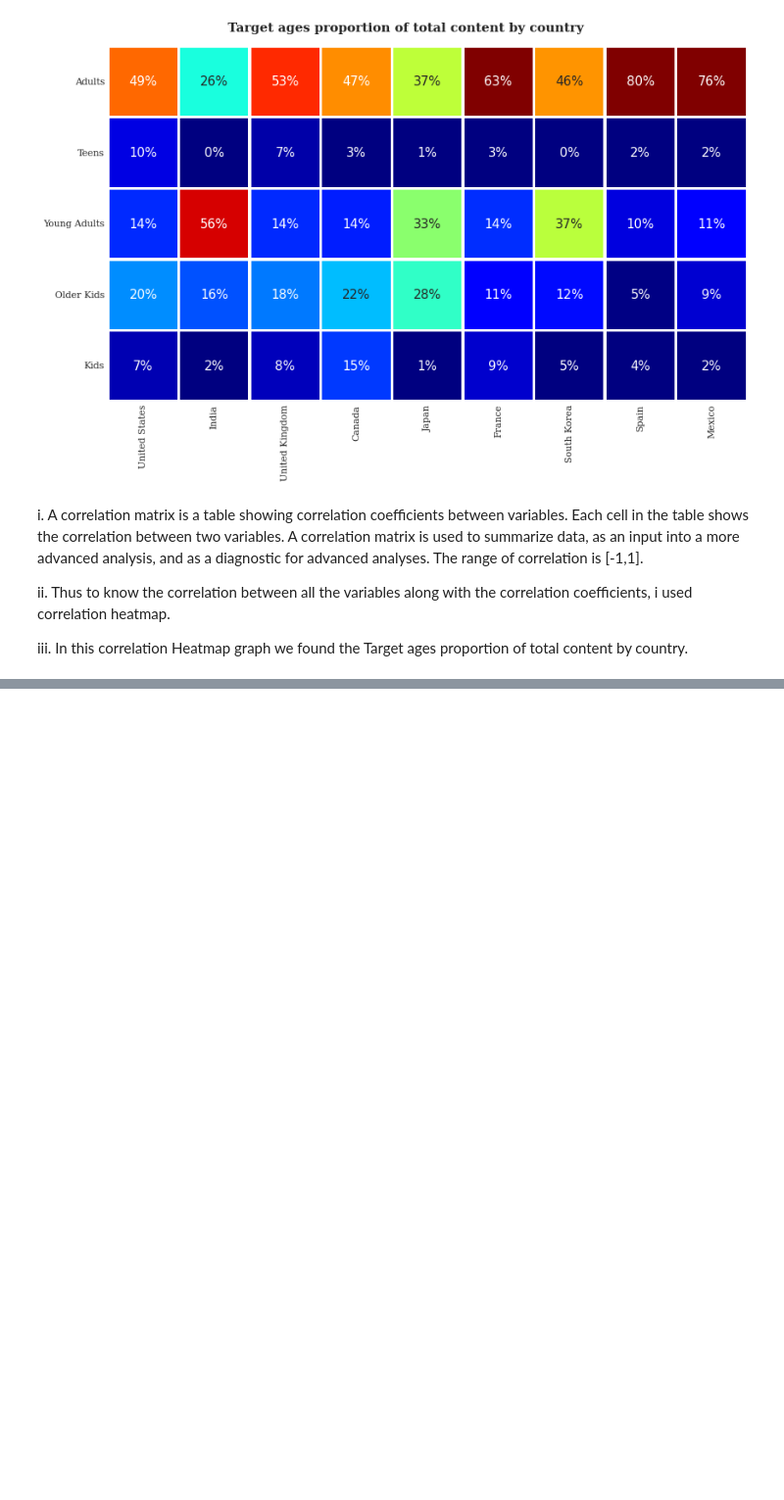
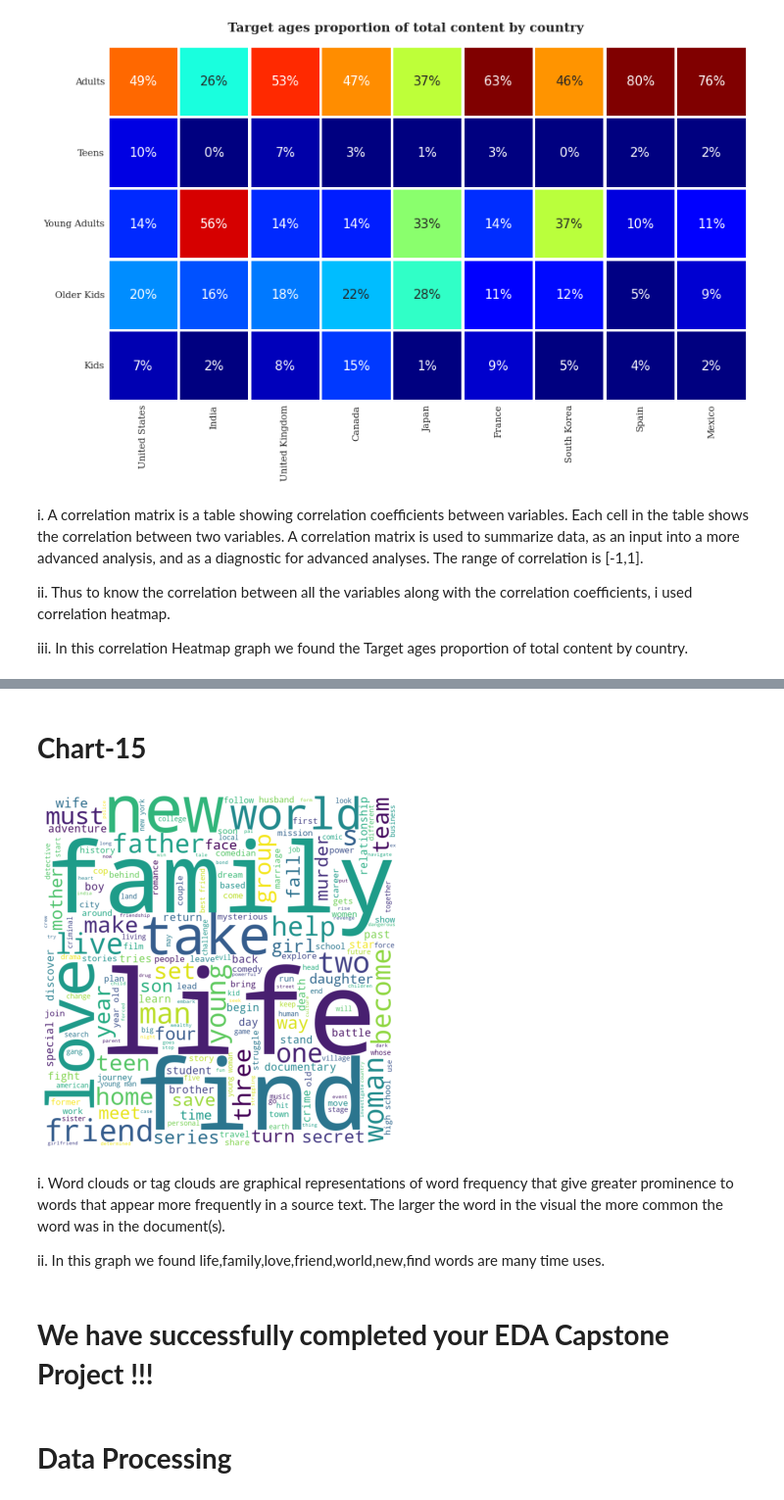
Before and after one commit to PradnyaPagar01/Netflix-Movie-and-TV-Shows-Clustering, a Jupyter notebook: Netflix_Movie_and_TV_Shows_Clustering.ipynb, the cells around one changed output, grey strips where cells are left out. Shown at 98% size. Cells and saved outputs as stored; diff of their text form; code cells hidden in the pictures; blank space fills up the shorter version.

```diff
--- a/Netflix_Movie_and_TV_Shows_Clustering.ipynb
+++ b/Netflix_Movie_and_TV_Shows_Clustering.ipynb
@@ -793,0 +818,43 @@ iii. In this correlation Heatmap graph we found the Target ages proportion of to
+# %% [markdown]
+# **Chart-15**
+# %%
+# Building a wordcloud for the movie descriptions
+comment_words = ''
+stopwords = set(STOPWORDS)
+
+# iterate through the csv file
+for val in netflix_df.description.values:
+
+    # typecaste each val to string
+    val = str(val)
+
+    # split the value
+    tokens = val.split()
+
+    # Converts each token into lowercase
+    for i in range(len(tokens)):
+        tokens[i] = tokens[i].lower()
+
+    comment_words += " ".join(tokens)+" "
+
+wordcloud = WordCloud(width = 700, height = 700,
+                background_color ='white',
+                stopwords = stopwords,
+                min_font_size = 10).generate(comment_words)
+
+
+# plot the WordCloud image
+plt.figure(figsize = (10,5), facecolor = None)
+plt.imshow(wordcloud)
+plt.axis("off")
+plt.tight_layout(pad = 0)
+# %% [output]
+[figure, added]
+# %% [markdown]
+i. Word clouds or tag clouds are graphical representations of word frequency that give greater prominence to words that appear more frequently in a source text. The larger the word in the visual the more common the word was in the document(s).
+
+ii. In this graph we found life,family,love,friend,world,new,find words are many time uses.
+# %% [markdown]
+# **We have successfully completed your EDA Capstone Project !!!**
+# %% [markdown]
+# **Data Processing**
```
Also changed, not shown: parts of 58 cells of this notebook.
